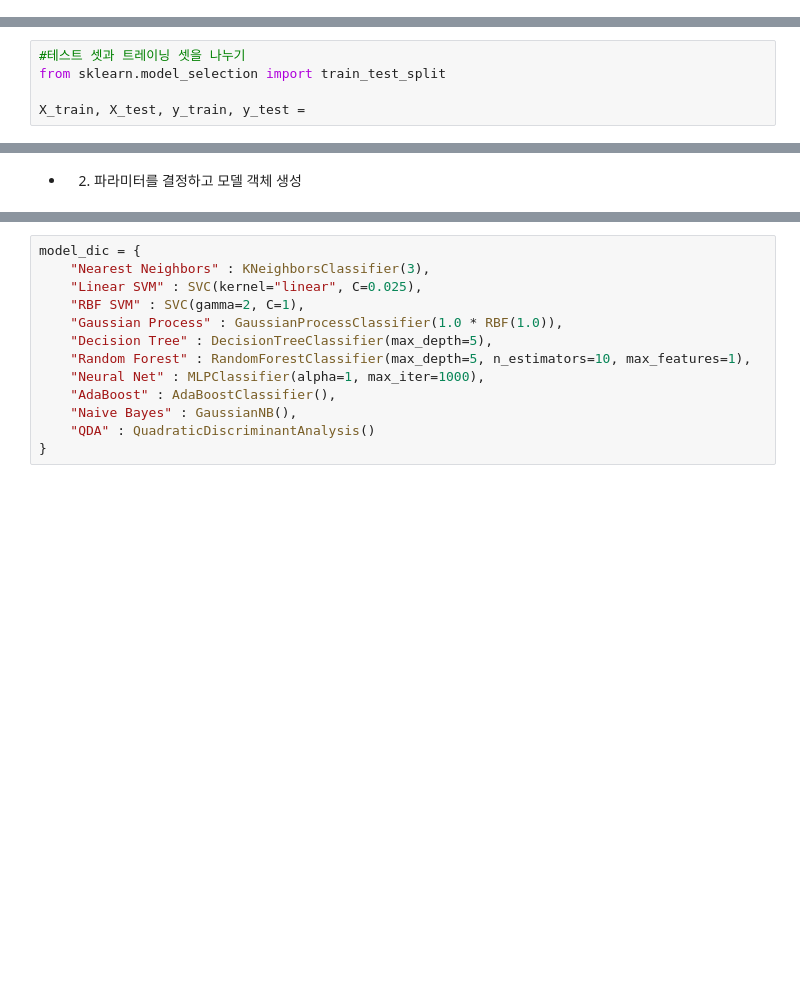
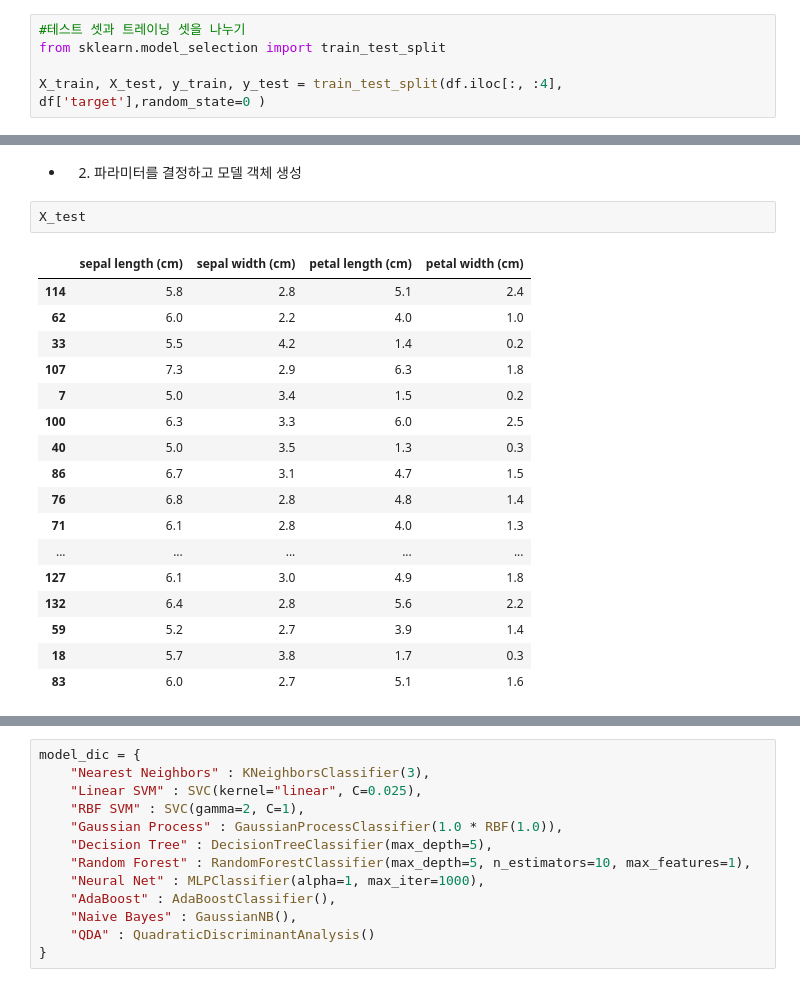
Before and after one commit to cybermin/2022_BSSM, a Jupyter notebook: 07_codelab4_scikitlearn.ipynb, the cells around one changed output, grey strips where cells are left out. Drawn from its saved outputs; the diff is of its cells as text; blank space fills up the shorter version.

```diff
--- a/07_codelab4_scikitlearn.ipynb
+++ b/07_codelab4_scikitlearn.ipynb
@@ -246,0 +272,5 @@ plt.show()
+# %%
+#테스트 셋과 트레이닝 셋을 나누기
+from sklearn.model_selection import train_test_split
+
+X_train, X_test, y_train, y_test = train_test_split(df.iloc[:, :4], df['target'],random_state=0 )
@@ -262,5 +333,0 @@ Categories (3, int64): [0, 1, 2]
-# %%
-#테스트 셋과 트레이닝 셋을 나누기
-from sklearn.model_selection import train_test_split
-
-X_train, X_test, y_train, y_test =
@@ -283,3 +352,23 @@ from sklearn.naive_bayes import GaussianNB
 from sklearn.discriminant_analysis import QuadraticDiscriminantAnalysis
 # %% [markdown]
 + 2) 파라미터를 결정하고 모델 객체 생성
+# %%
+X_test
+# %% [output]
+|  | sepal length (cm) | sepal width (cm) | petal length (cm) | petal width (cm) |
+| 114 | 5.8 | 2.8 | 5.1 | 2.4 |
+| 62 | 6.0 | 2.2 | 4.0 | 1.0 |
+| 33 | 5.5 | 4.2 | 1.4 | 0.2 |
+| 107 | 7.3 | 2.9 | 6.3 | 1.8 |
+| 7 | 5.0 | 3.4 | 1.5 | 0.2 |
+| 100 | 6.3 | 3.3 | 6.0 | 2.5 |
+| 40 | 5.0 | 3.5 | 1.3 | 0.3 |
+| 86 | 6.7 | 3.1 | 4.7 | 1.5 |
+| 76 | 6.8 | 2.8 | 4.8 | 1.4 |
+| 71 | 6.1 | 2.8 | 4.0 | 1.3 |
+| ... | ... | ... | ... | ... |
+| 127 | 6.1 | 3.0 | 4.9 | 1.8 |
+| 132 | 6.4 | 2.8 | 5.6 | 2.2 |
+| 59 | 5.2 | 2.7 | 3.9 | 1.4 |
+| 18 | 5.7 | 3.8 | 1.7 | 0.3 |
+| 83 | 6.0 | 2.7 | 5.1 | 1.6 |
```
Also changed, not shown: parts of 21 cells of this notebook.
